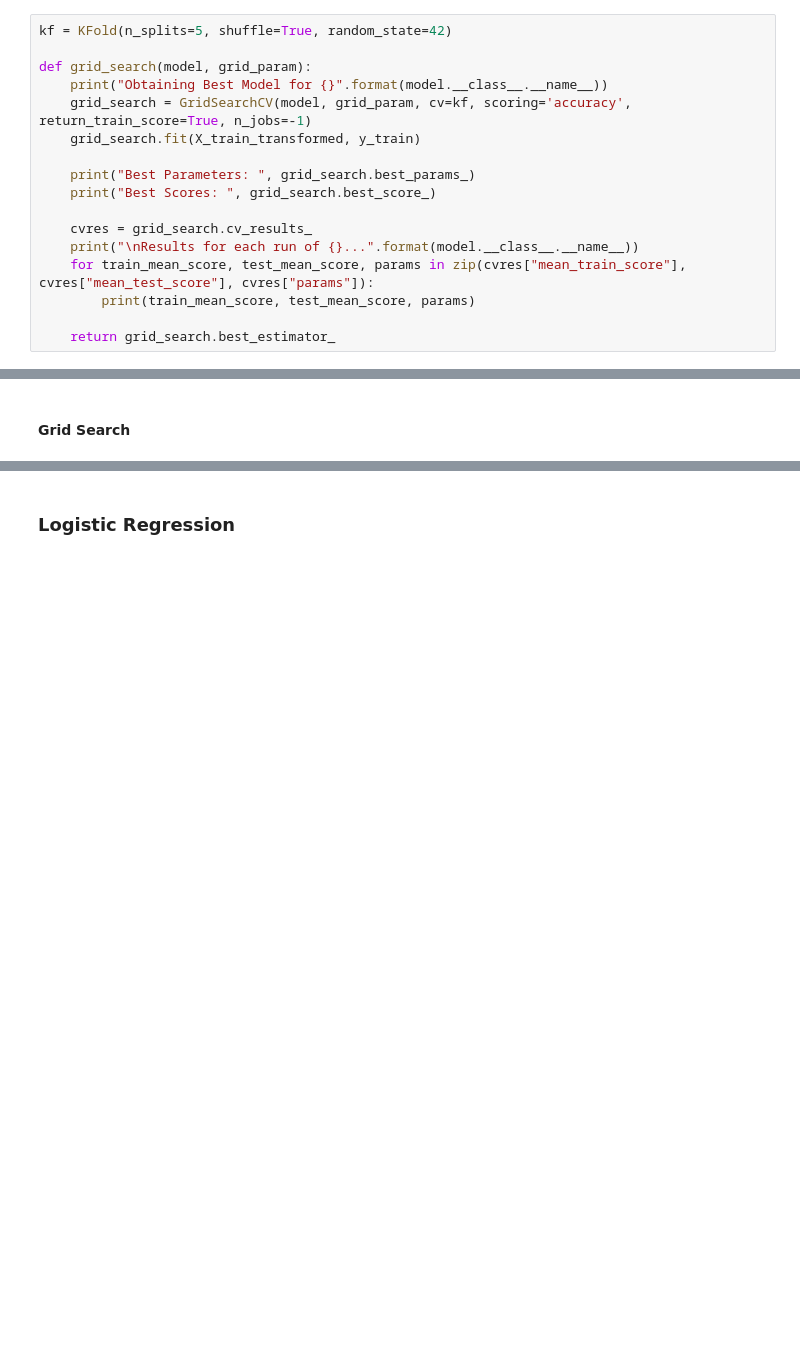
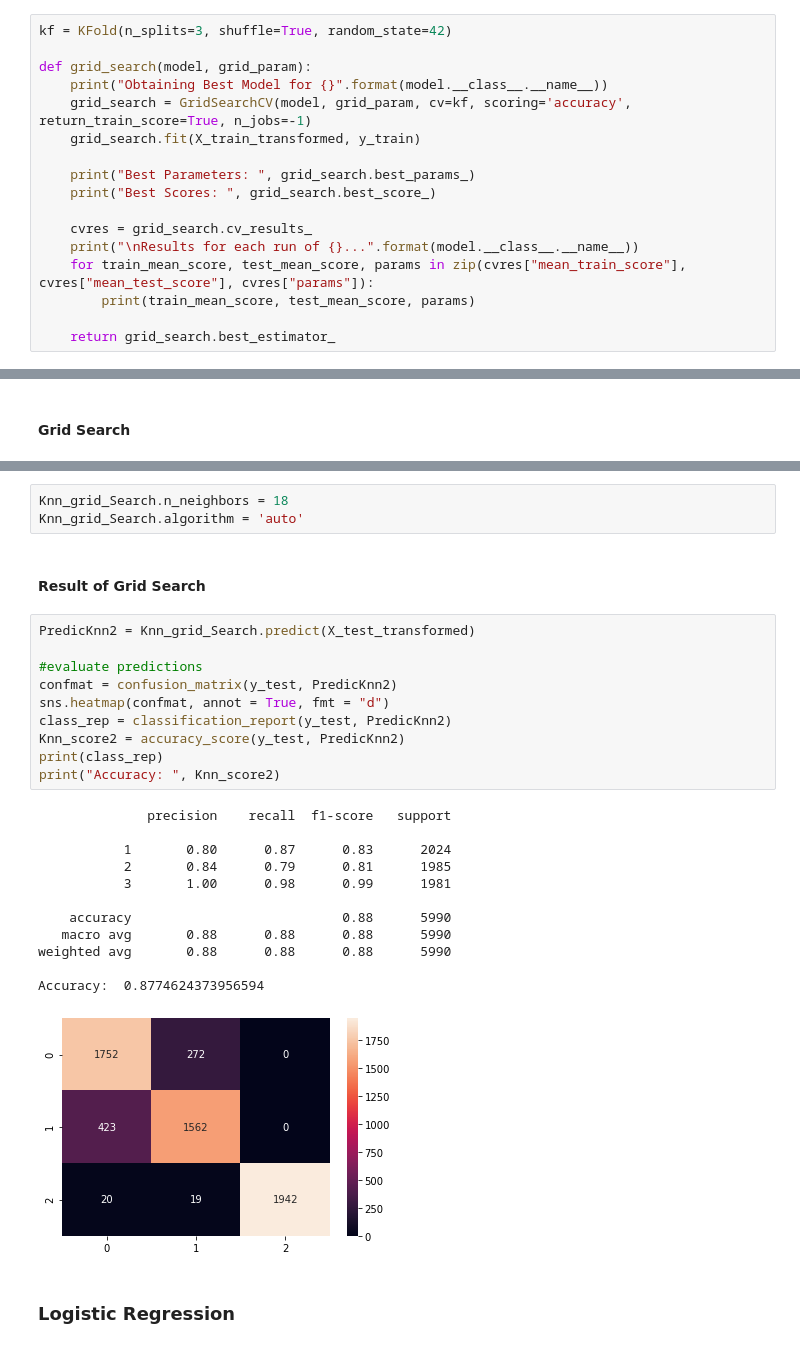
Before and after one commit to Inon-Sinn/Project-Gmar-2, a Jupyter notebook: Part 4 Hands.ipynb, the cells around one changed output, grey strips where cells are left out. Saved outputs shown, nothing was run; the diff lists cells and outputs as text; blank space fills up the shorter version.

```diff
--- a/Part 4 Hands.ipynb
+++ b/Part 4 Hands.ipynb
@@ -494,7 +496,7 @@ from sklearn.model_selection import GridSearchCV, KFold
 This next function prints out the Result of the grid search in an orderly manner
 - On the list of all the result, the first acuracy score is of the train set and the second of the test set, so that it is possible to see if there is overfitting
 # %%
-kf = KFold(n_splits=5, shuffle=True, random_state=42)
+kf = KFold(n_splits=3, shuffle=True, random_state=42)
 
 def grid_search(model, grid_param):
     print("Obtaining Best Model for {}".format(model.__class__.__name__))
@@ -550,3 +568,31 @@ Obtaining Best Model for KNeighborsClassifier
+# %%
+Knn_grid_Search.n_neighbors = 18
+Knn_grid_Search.algorithm = 'auto'
+# %% [markdown]
+#### Result of Grid Search
+# %%
+PredicKnn2 = Knn_grid_Search.predict(X_test_transformed)
+
+#evaluate predictions
+confmat = confusion_matrix(y_test, PredicKnn2)
+sns.heatmap(confmat, annot = True, fmt = "d")
+class_rep = classification_report(y_test, PredicKnn2)
+Knn_score2 = accuracy_score(y_test, PredicKnn2)
+print(class_rep)
+print("Accuracy: ", Knn_score2)
+# %% [output]
+              precision    recall  f1-score   support
+
+           1       0.80      0.87      0.83      2024
+           2       0.84      0.79      0.81      1985
+           3       1.00      0.98      0.99      1981
+
+    accuracy                           0.88      5990
+   macro avg       0.88      0.88      0.88      5990
+weighted avg       0.88      0.88      0.88      5990
+
+Accuracy:  0.8774624373956594
+[figure, added]
 # %% [markdown]
 ### Logistic Regression
 # %%
```
Also changed, not shown: parts of 31 cells of this notebook, 1 other file.
